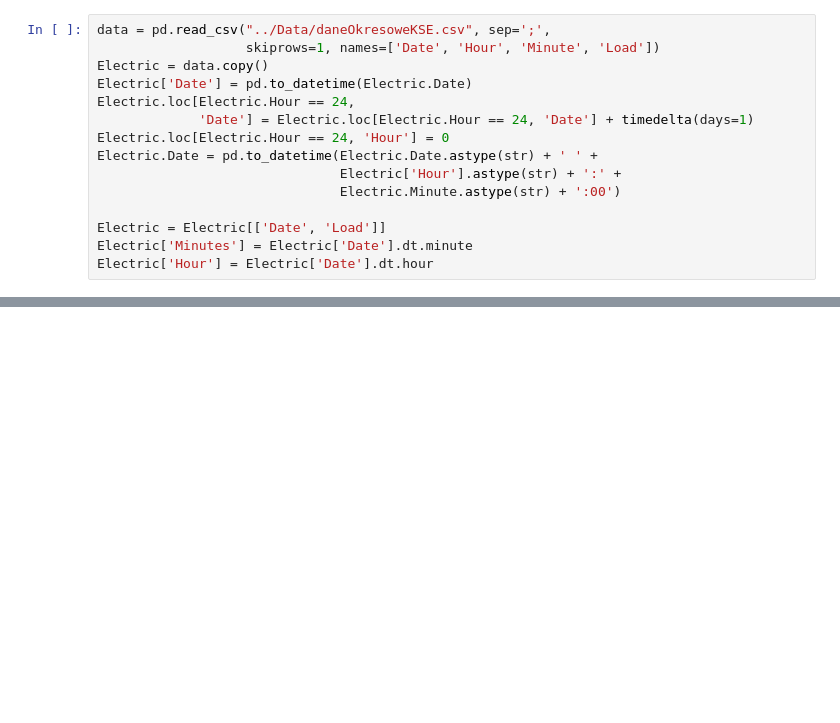
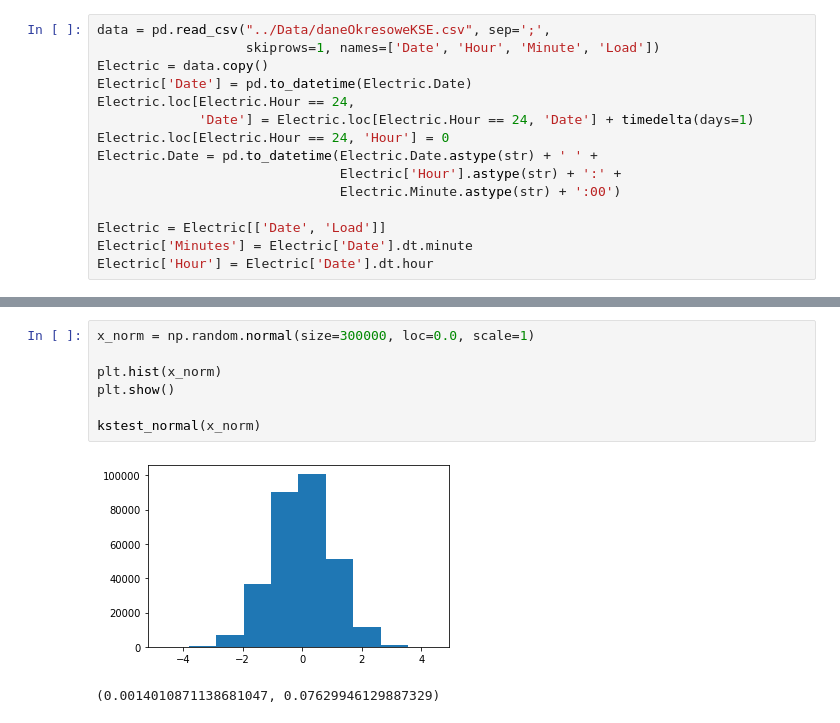
Before and after one commit to BleakHeart/Report-2, a Jupyter notebook: src/PSF_forecasting.ipynb, the cells around one changed output, grey strips where cells are left out. Drawn from its saved outputs; the diff is of its cells as text; blank space fills up the shorter version.

```diff
--- a/src/PSF_forecasting.ipynb
+++ b/src/PSF_forecasting.ipynb
@@ -45 +100,11 @@ Electric
+# %%
+x_norm = np.random.normal(size=300000, loc=0.0, scale=1)
+
+plt.hist(x_norm)
+plt.show()
+
+kstest_normal(x_norm)
+# %% [output]
+[figure, added]
+(0.0014010871138681047, 0.07629946129887329)
 # %%
```
Also changed, not shown: parts of 18 cells of this notebook.
